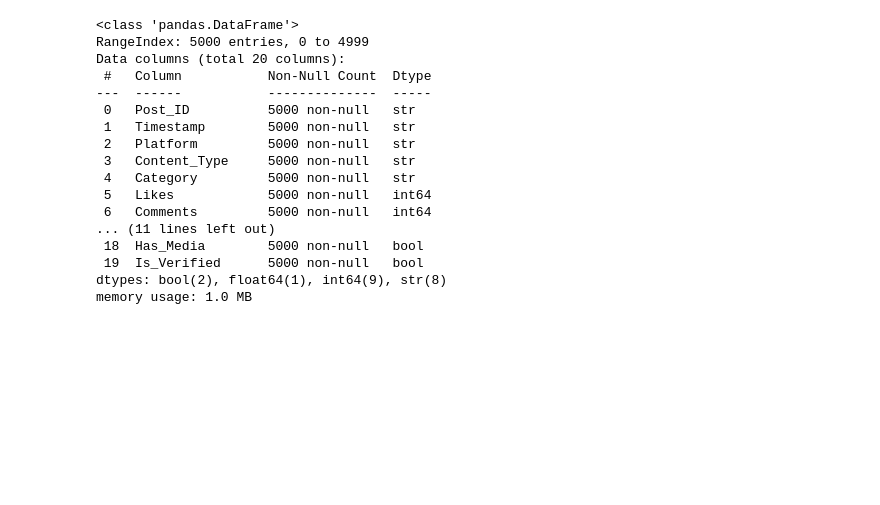
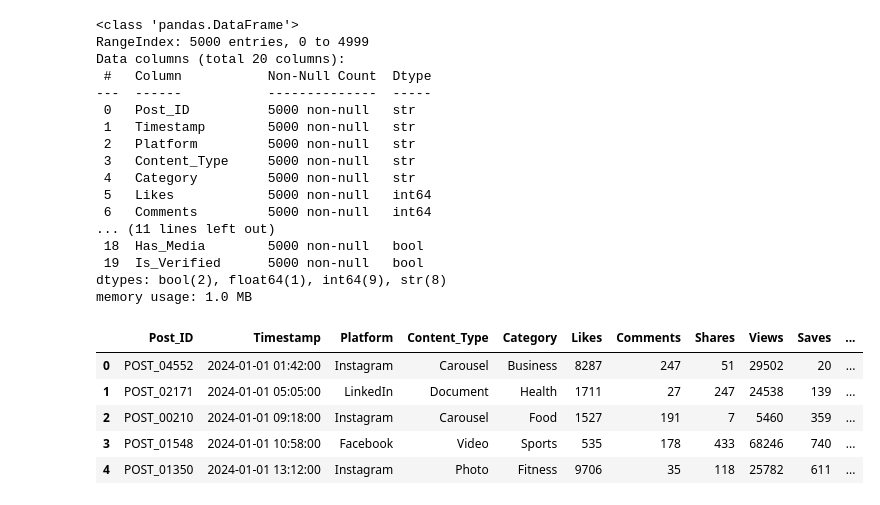
Before and after one commit to Aellz29/Kelompok2-Machine-Learning, a Jupyter notebook: notebooks/1_eda_exploration.ipynb, the cells around one changed output. Saved outputs shown, nothing was run; the diff lists cells and outputs as text; code cells hidden in the pictures; blank space fills up the shorter version.

```diff
--- a/notebooks/1_eda_exploration.ipynb
+++ b/notebooks/1_eda_exploration.ipynb
@@ -109,3 +109,16 @@ Data columns (total 20 columns):
  19  Is_Verified      5000 non-null   bool
 dtypes: bool(2), float64(1), int64(9), str(8)
 memory usage: 1.0 MB
+# %%
+import pandas as pd
+
+df = pd.read_csv('../data/social_media_engagement_dataset.csv')
+
+df.head()
+# %% [output]
+|  | Post_ID | Timestamp | Platform | Content_Type | Category | Likes | Comments | Shares | Views | Saves | ... |
+| 0 | POST_04552 | 2024-01-01 01:42:00 | Instagram | Carousel | Business | 8287 | 247 | 51 | 29502 | 20 | ... |
+| 1 | POST_02171 | 2024-01-01 05:05:00 | LinkedIn | Document | Health | 1711 | 27 | 247 | 24538 | 139 | ... |
+| 2 | POST_00210 | 2024-01-01 09:18:00 | Instagram | Carousel | Food | 1527 | 191 | 7 | 5460 | 359 | ... |
+| 3 | POST_01548 | 2024-01-01 10:58:00 | Facebook | Video | Sports | 535 | 178 | 433 | 68246 | 740 | ... |
+| 4 | POST_01350 | 2024-01-01 13:12:00 | Instagram | Photo | Fitness | 9706 | 35 | 118 | 25782 | 611 | ... |
```
Also changed, not shown: parts of 4 cells of this notebook.
